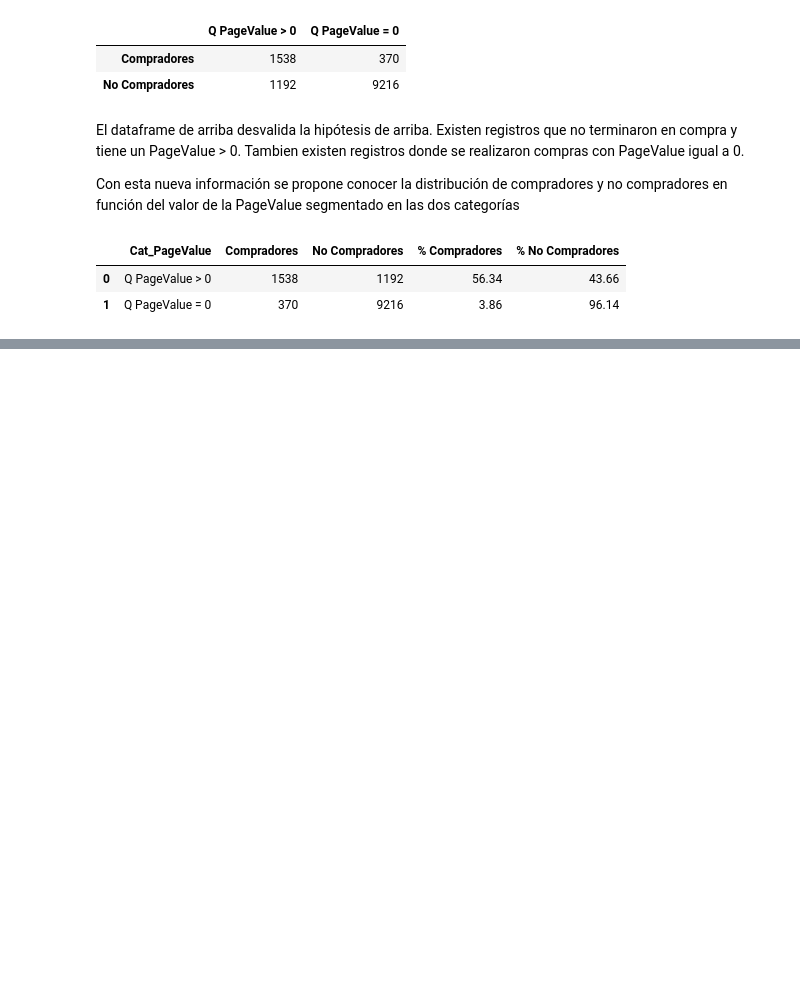
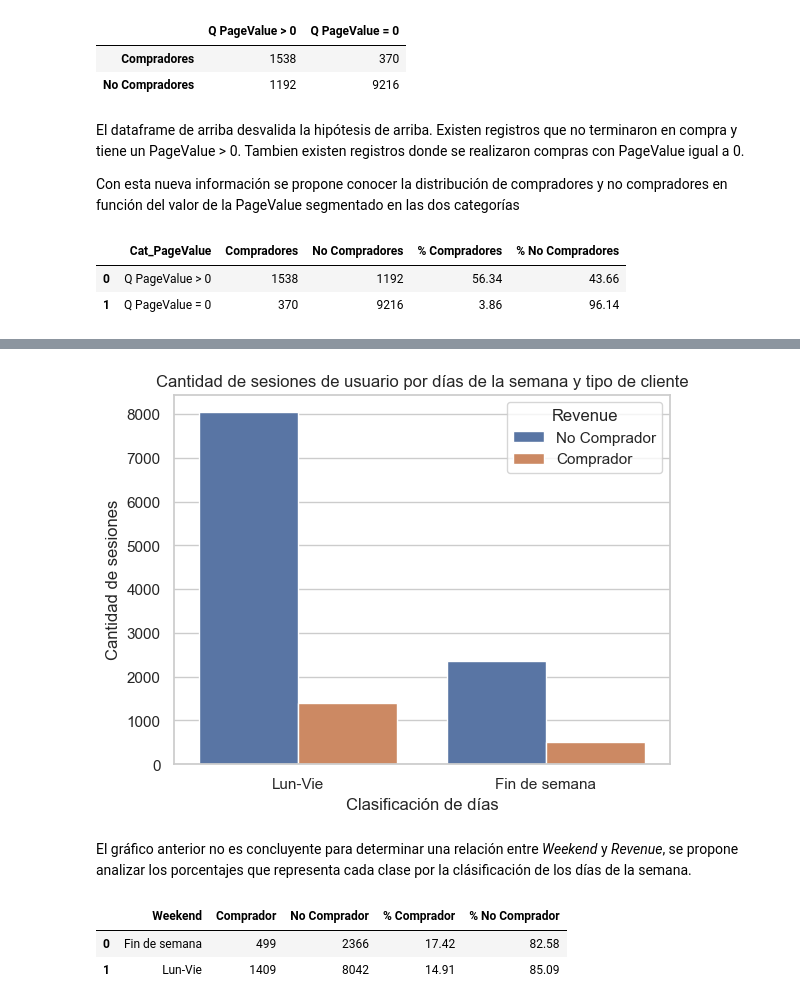
Before and after one commit to AEEM1993/DS_CasoPractico_MOD8, a Jupyter notebook: CASO_PRACTICO.ipynb, the cells around one changed output, grey strips where cells are left out. Drawn from its saved outputs; the diff is of its cells as text; code cells hidden in the pictures; blank space fills up the shorter version.

```diff
--- a/CASO_PRACTICO.ipynb
+++ b/CASO_PRACTICO.ipynb
@@ -369,0 +421,5 @@ plt.show()
+# %%
+df_temp_9 = pd.DataFrame(df_data.groupby(by=["Weekend", "Revenue"]).count()["ProductRelated"]).reset_index()
+df_temp_9["Weekend"] = np.where(df_temp_9["Weekend"], "Fin de semana", "Lun-Vie")
+df_temp_9["Revenue"] = np.where(df_temp_9["Revenue"], "Comprador", "No Comprador")
+df_temp_9
@@ -369,0 +432,20 @@ plt.show()
+# %%
+sns.barplot(data=df_temp_9, x="Weekend", y="ProductRelated", hue="Revenue")
+plt.xlabel("Clasificación de días")
+plt.ylabel("Cantidad de sesiones")
+plt.title("Cantidad de sesiones de usuario por días de la semana y tipo de cliente")
+plt.show()
+# %% [output]
+[figure, added]
+# %% [markdown]
+El gráfico anterior no es concluyente para determinar una relación entre *Weekend* y *Revenue*, se propone analizar los porcentajes que representa cada clase por la clásificación de los días de la semana.
+# %%
+df_temp_10 = df_temp_9.pivot(index='Weekend', columns='Revenue', values='ProductRelated').reset_index()
+df_temp_10.columns.name = None
+df_temp_10["% Comprador"] = round((df_temp_10["Comprador"] /(df_temp_10["Comprador"] + df_temp_10["No Comprador"]))*100,2)
+df_temp_10["% No Comprador"] = round((df_temp_10["No Comprador"] /(df_temp_10["Comprador"] + df_temp_10["No Comprador"]))*100,2)
+df_temp_10
+# %% [output]
+|  | Weekend | Comprador | No Comprador | % Comprador | % No Comprador |
+| 0 | Fin de semana | 499 | 2366 | 17.42 | 82.58 |
+| 1 | Lun-Vie | 1409 | 8042 | 14.91 | 85.09 |
```
Also changed, not shown: parts of 36 cells of this notebook.
